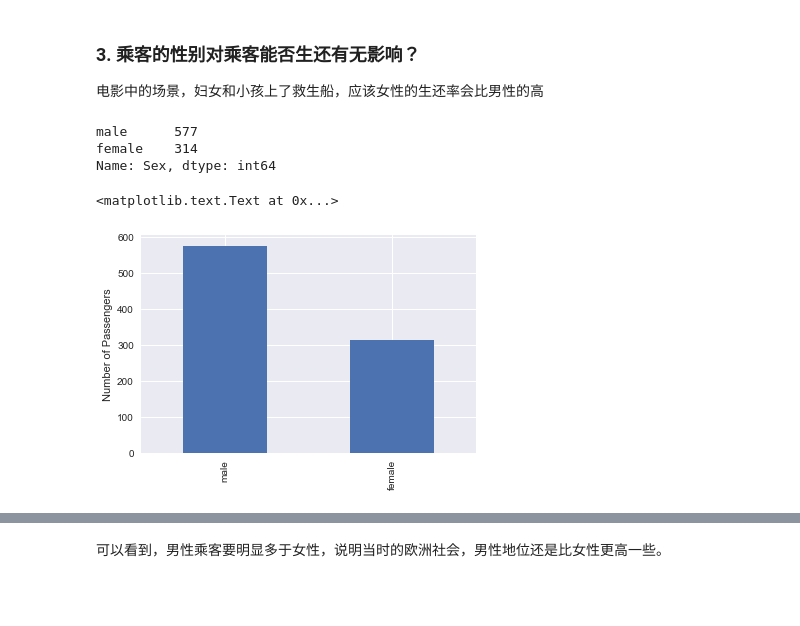
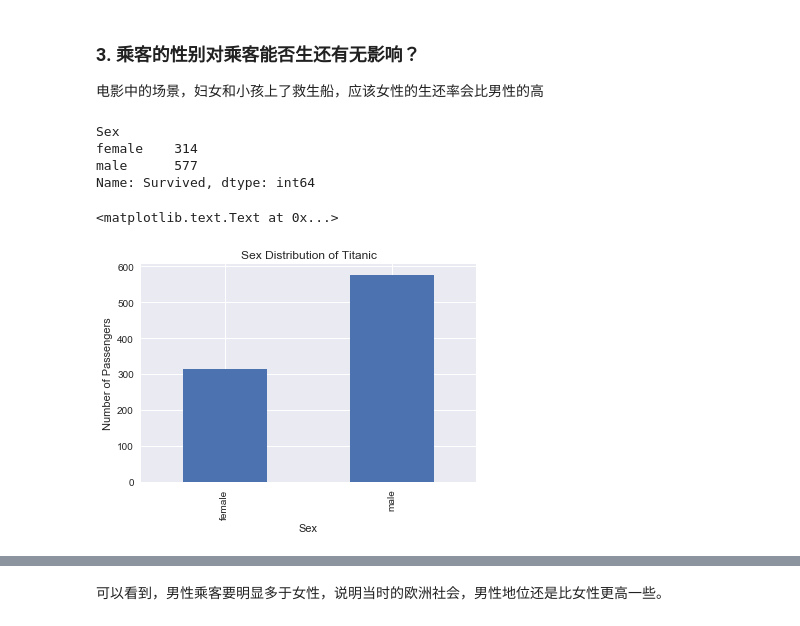
Before and after one commit to RedChueng/Investigate_a_-Dataset, a Jupyter notebook: Investigate_Titanic_Data.ipynb, the cells around one changed output, grey strips where cells are left out. Drawn from its saved outputs; the diff is of its cells as text; code cells hidden in the pictures; blank space fills up the shorter version.

```diff
--- a/Investigate_Titanic_Data.ipynb
+++ b/Investigate_Titanic_Data.ipynb
@@ -160,13 +173,15 @@ Name: Survived, dtype: float64
 # %%
 # 首先，看一下乘客的男女比例
 
-sex_count = titanic_df['Sex'].value_counts()
+sex_count = titanic_df.groupby('Sex')['Survived'].count()
 print sex_count
 sex_count.plot(kind='bar')
 plt.ylabel('Number of Passengers')
+plt.title('Sex Distribution of Titanic')
 # %% [output]
+Sex
+female    314
 male      577
-female    314
-Name: Sex, dtype: int64
+Name: Survived, dtype: int64
 <matplotlib.text.Text at 0x...>
-[figure, old version]
+[figure, new version]
```
Also changed, not shown: parts of 9 cells of this notebook.
